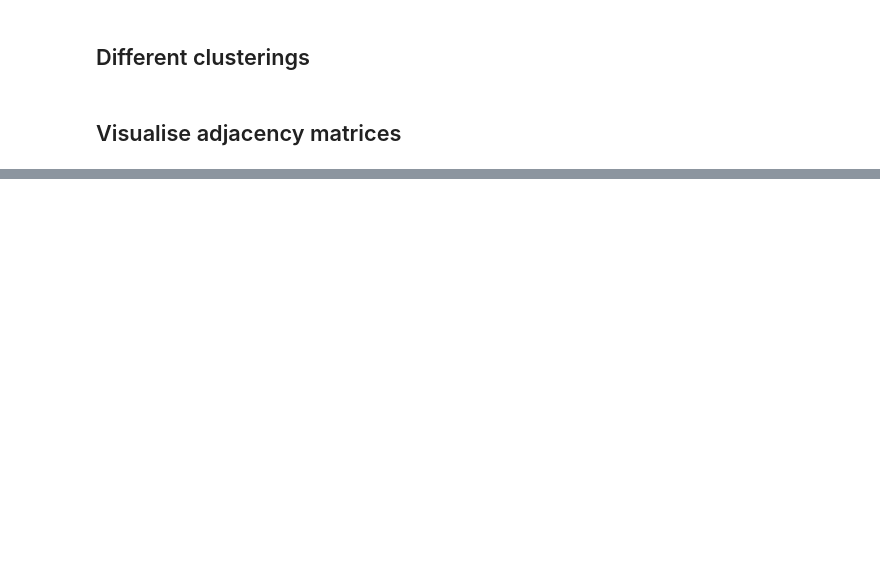
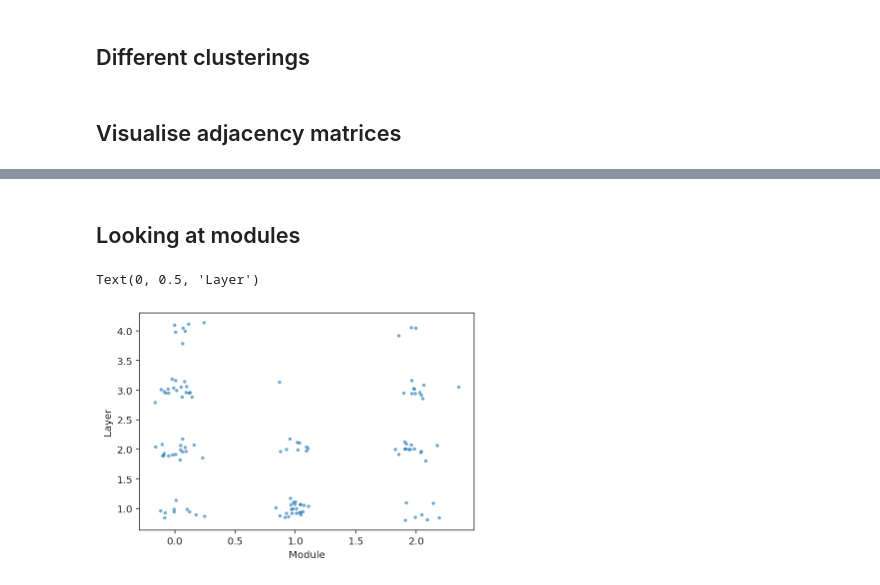
Before and after one commit to VRehnberg/pairwise_modularity, a Jupyter notebook: pairwise_similarity_modularity.ipynb, the cells around one changed output, grey strips where cells are left out. Cells and saved outputs as stored; diff of their text form; code cells hidden in the pictures; blank space fills up the shorter version.

```diff
--- a/pairwise_similarity_modularity.ipynb
+++ b/pairwise_similarity_modularity.ipynb
@@ -493,0 +594,12 @@ fig.tight_layout()
+# %% [markdown]
+## Looking at modules
+# %%
+i_module = clusters["Jacobian"] + 0.1 * np.random.randn(120)
+i_layer = clusters["Layer"] + 0.1 * np.random.randn(120)
+
+plt.plot(i_module, i_layer, '.', ms=5, alpha=0.5)
+plt.xlabel("Module")
+plt.ylabel("Layer");
+# %% [output]
+Text(0, 0.5, 'Layer')
+[figure, added]
```
Also changed, not shown: parts of 7 cells of this notebook.
